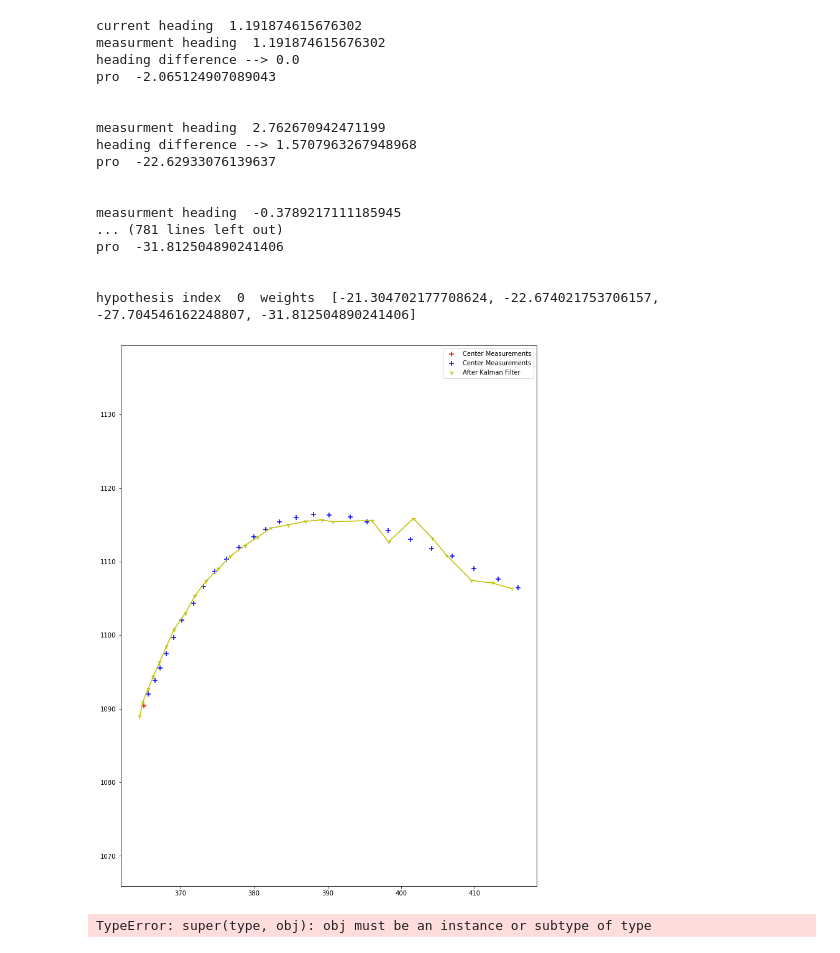
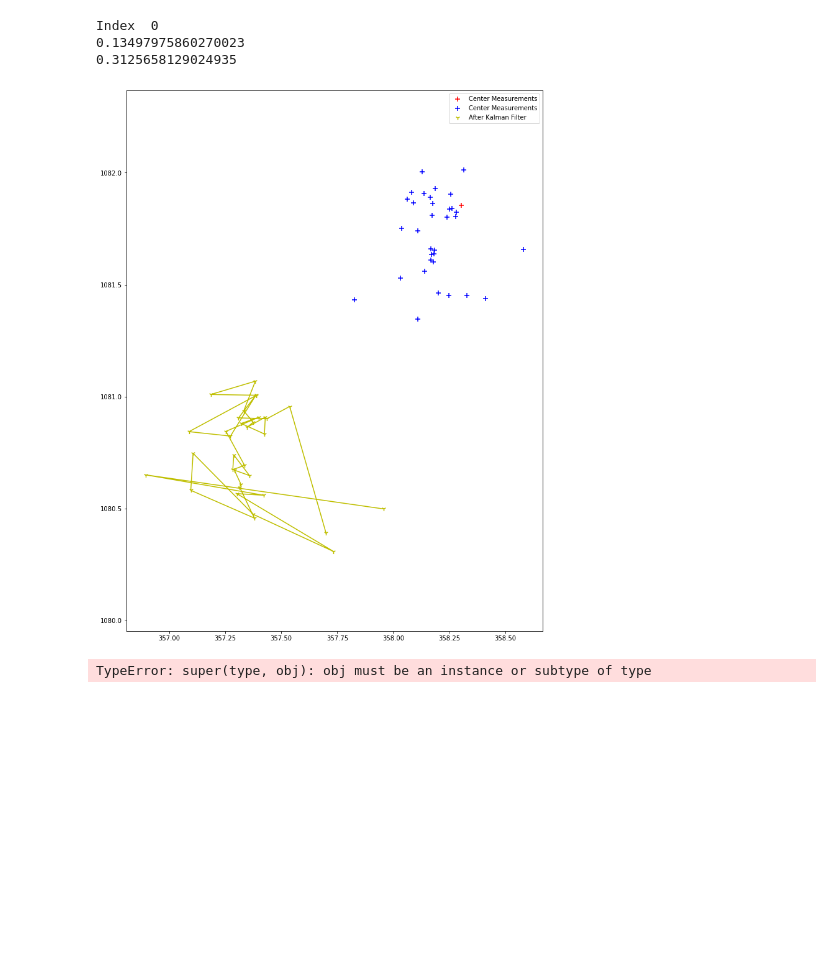
Before and after one commit to abysmalocean/3D_tracking, a Jupyter notebook: DEV/Tracking/EKF_Tracking.ipynb, the cells around one changed output. Cells and saved outputs as stored; diff of their text form; code cells hidden in the pictures; blank space fills up the shorter version.

```diff
--- a/DEV/Tracking/EKF_Tracking.ipynb
+++ b/DEV/Tracking/EKF_Tracking.ipynb
@@ -30,30 +33,18 @@ training_data = pickle.load(open(training_file_name , 'rb'))
 # %%
 from EKF import *
 from EKF.EKF_wrapper import *
 np.set_printoptions(precision=2)
-EKF_wrapper_obj = EKF_wraper()
-EKF_wrapper_obj.load_data_set(training_data[2])
-EKF_wrapper_obj.run_ekf()
-EKF_wrapper_obj.plot_result()
+for i in range(1):
+    print("Index ", i)
+    EKF_wrapper_obj = EKF_wraper()
+    EKF_wrapper_obj.load_data_set(training_data[i])
+    EKF_wrapper_obj.run_ekf()
+    EKF_wrapper_obj.plot_result()
 # %% [output]
-current heading  1.191874615676302
-measurment heading  1.191874615676302
-heading difference --> 0.0
-pro  -2.065124907089043
-
-
-measurment heading  2.762670942471199
-heading difference --> 1.5707963267948968
-pro  -22.62933076139637
-
-
-measurment heading  -0.3789217111185945
-... (781 lines left out)
-pro  -31.812504890241406
-
-
-hypothesis index  0  weights  [-21.304702177708624, -22.674021753706157, -27.704546162248807, -31.812504890241406]
+Index  0
+0.13497975860270023
+0.3125658129024935
-[figure, old version]
+[figure, new version]
 # %%
 for index in range(len(training_data)):
     EKF_wrapper_obj = EKF_wraper()
```
Also changed, not shown: parts of 1 cell of this notebook, 32 other files.
